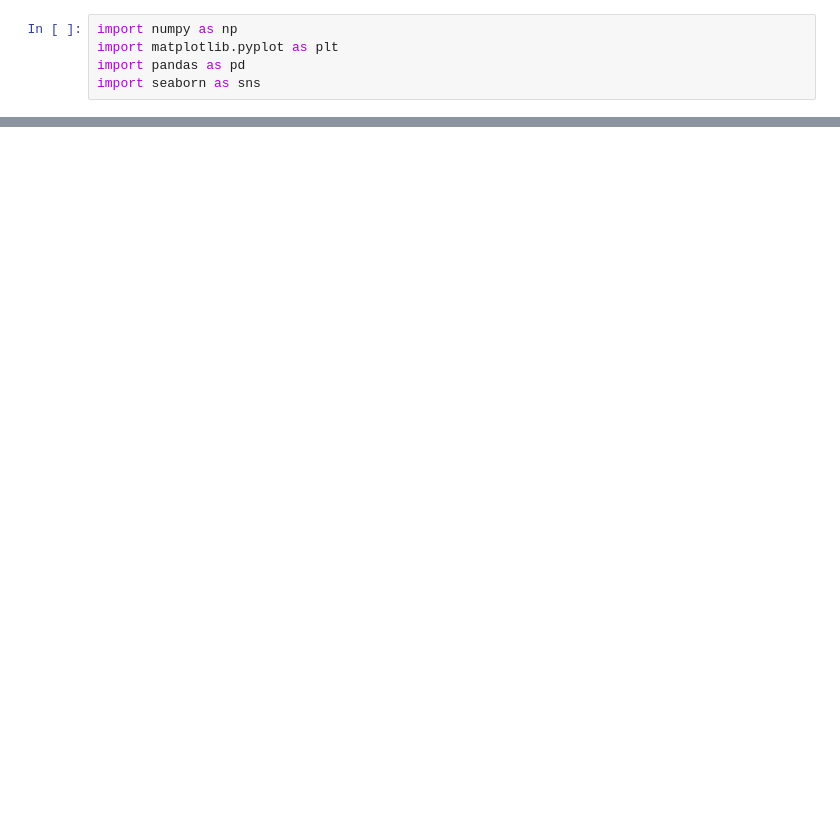
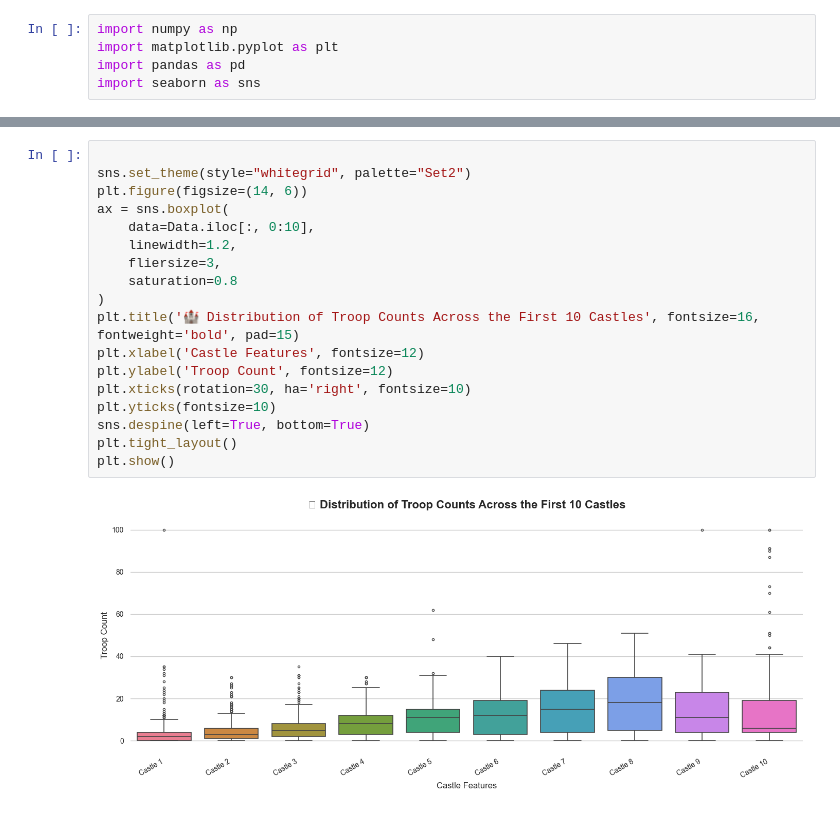
Before and after one commit to ArmanRuzbahani/Data-mining, a Jupyter notebook: Document.ipynb, the cells around one changed output, grey strips where cells are left out. Drawn from its saved outputs; the diff is of its cells as text; blank space fills up the shorter version.

```diff
--- a/Document.ipynb
+++ b/Document.ipynb
@@ -22,0 +55,20 @@ Data
+# %%
+
+sns.set_theme(style="whitegrid", palette="Set2")
+plt.figure(figsize=(14, 6))
+ax = sns.boxplot(
+    data=Data.iloc[:, 0:10],
+    linewidth=1.2,
+    fliersize=3,
+    saturation=0.8
+)
+plt.title('🏰 Distribution of Troop Counts Across the First 10 Castles', fontsize=16, fontweight='bold', pad=15)
+plt.xlabel('Castle Features', fontsize=12)
+plt.ylabel('Troop Count', fontsize=12)
+plt.xticks(rotation=30, ha='right', fontsize=10)
+plt.yticks(fontsize=10)
+sns.despine(left=True, bottom=True)
+plt.tight_layout()
+plt.show()
+# %% [output]
+[figure, added]
```
Also changed, not shown: parts of 7 cells of this notebook.
